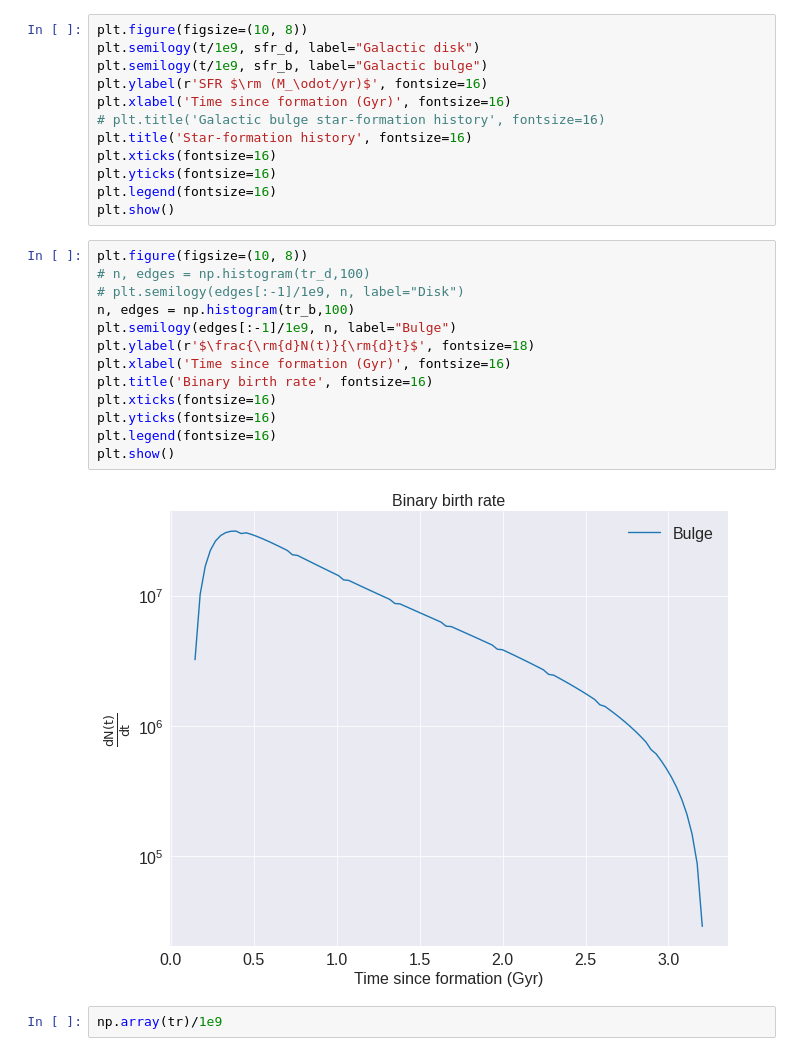
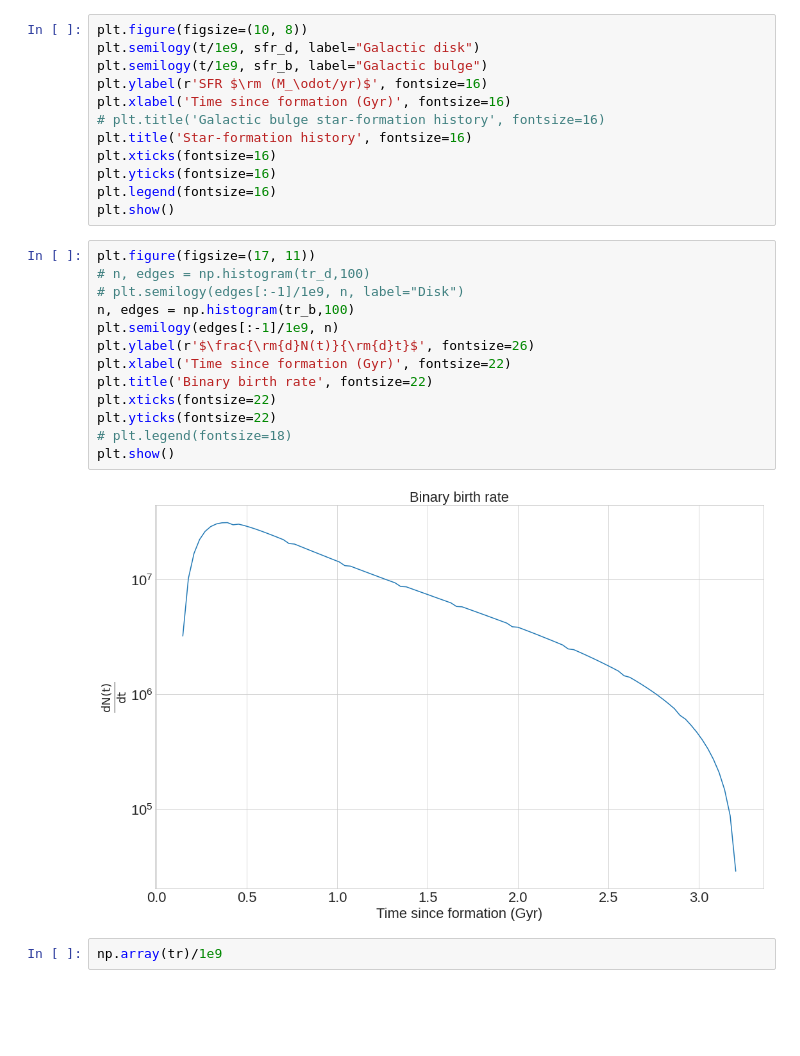
Before and after one commit to gautam-404/Binary-Evolution, a Jupyter notebook: msps_comp.ipynb, the cells around one changed output. Saved outputs shown, nothing was run; the diff lists cells and outputs as text; blank space fills up the shorter version.

```diff
--- a/msps_comp.ipynb
+++ b/msps_comp.ipynb
@@ -344,20 +337,20 @@ plt.yticks(fontsize=16)
 plt.legend(fontsize=16)
 plt.show()
 # %%
-plt.figure(figsize=(10, 8))
+plt.figure(figsize=(17, 11))
 # n, edges = np.histogram(tr_d,100)
 # plt.semilogy(edges[:-1]/1e9, n, label="Disk")
 n, edges = np.histogram(tr_b,100)
-plt.semilogy(edges[:-1]/1e9, n, label="Bulge")
-plt.ylabel(r'$\frac{\rm{d}N(t)}{\rm{d}t}$', fontsize=18)
-plt.xlabel('Time since formation (Gyr)', fontsize=16)
-plt.title('Binary birth rate', fontsize=16)
-plt.xticks(fontsize=16)
-plt.yticks(fontsize=16)
-plt.legend(fontsize=16)
+plt.semilogy(edges[:-1]/1e9, n)
+plt.ylabel(r'$\frac{\rm{d}N(t)}{\rm{d}t}$', fontsize=26)
+plt.xlabel('Time since formation (Gyr)', fontsize=22)
+plt.title('Binary birth rate', fontsize=22)
+plt.xticks(fontsize=22)
+plt.yticks(fontsize=22)
+# plt.legend(fontsize=18)
 plt.show()
 # %% [output]
-[figure, old version]
+[figure, new version]
 # %%
 np.array(tr)/1e9
 # %%
```
Also changed, not shown: parts of 122 cells of this notebook.
